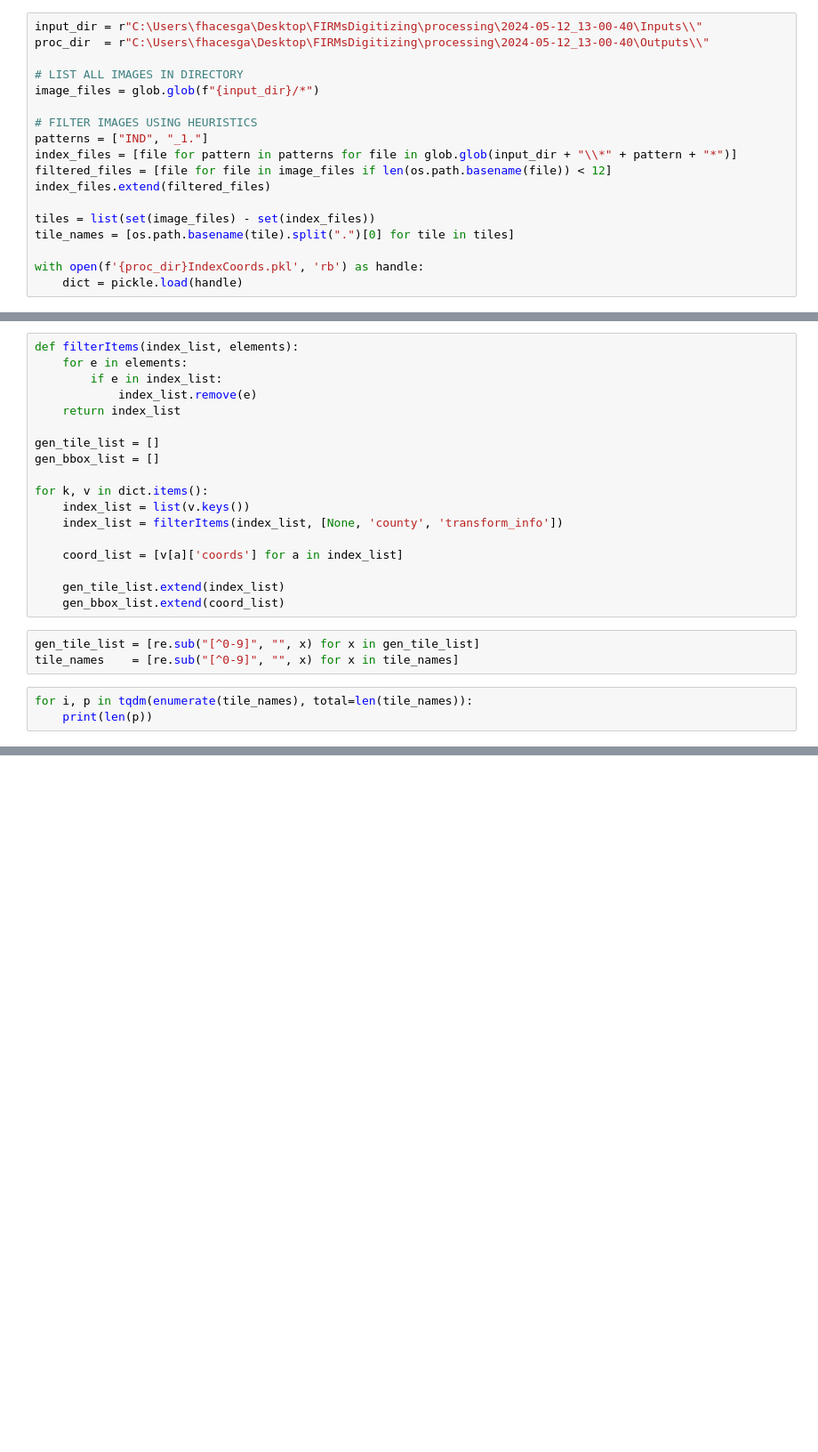
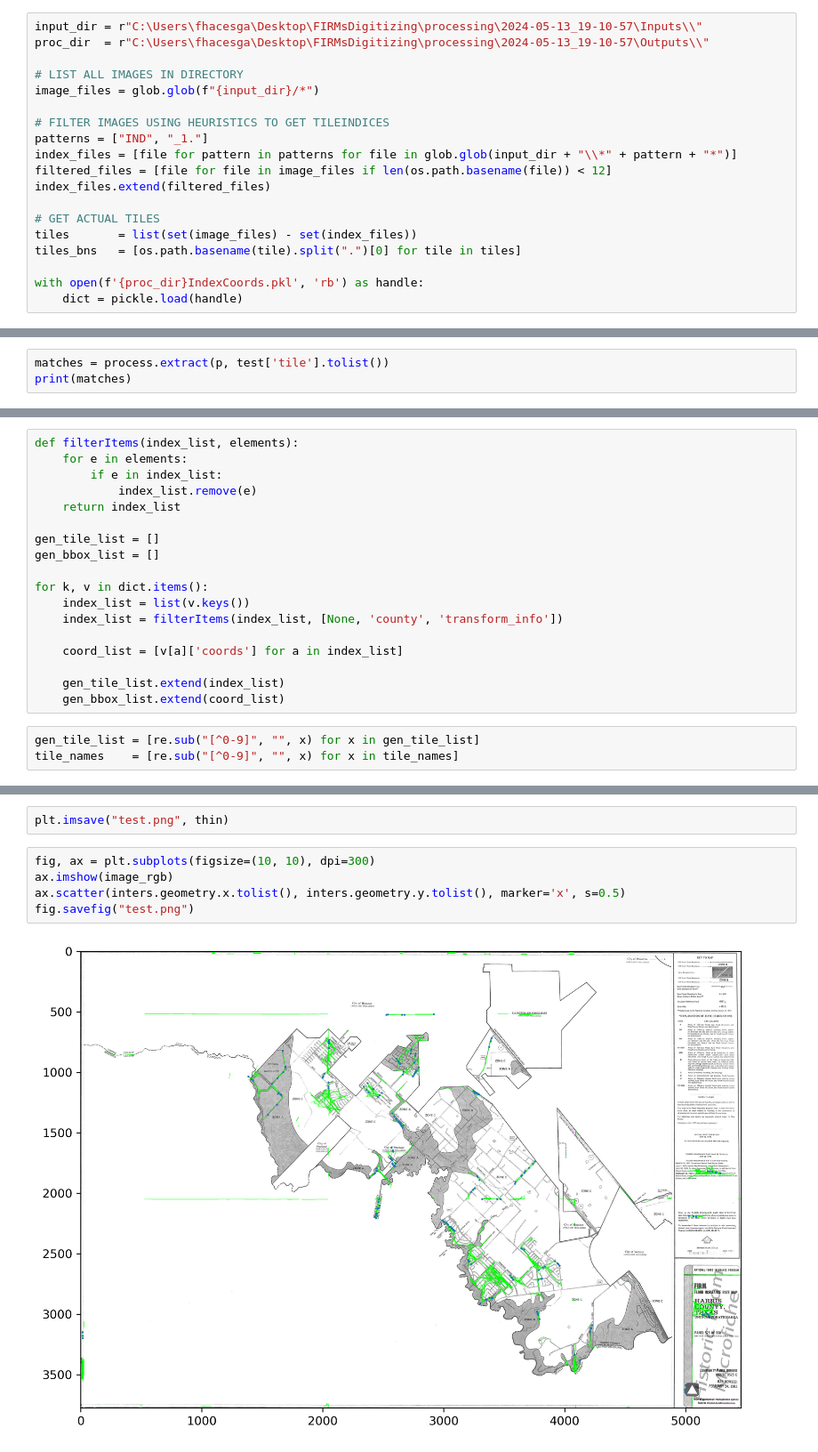
Before and after one commit to f-haces/RECTDNN, a Jupyter notebook: TileGeoreferencing.ipynb, the cells around one changed output, grey strips where cells are left out. Shown at 89% size. Drawn from its saved outputs; the diff is of its cells as text; blank space fills up the shorter version.

Commit message:
More work on tile georeferencing

```diff
--- a/TileGeoreferencing.ipynb
+++ b/TileGeoreferencing.ipynb
@@ -23,20 +25,21 @@ Image.MAX_IMAGE_PIXELS = 933120000
 warnings.filterwarnings("ignore")
 initialize = False
 # %%
-input_dir = r"C:\Users\fhacesga\Desktop\FIRMsDigitizing\processing\2024-05-12_13-00-40\Inputs\\"
-proc_dir  = r"C:\Users\fhacesga\Desktop\FIRMsDigitizing\processing\2024-05-12_13-00-40\Outputs\\"
+input_dir = r"C:\Users\fhacesga\Desktop\FIRMsDigitizing\processing\2024-05-13_19-10-57\Inputs\\"
+proc_dir  = r"C:\Users\fhacesga\Desktop\FIRMsDigitizing\processing\2024-05-13_19-10-57\Outputs\\"
 
 # LIST ALL IMAGES IN DIRECTORY
 image_files = glob.glob(f"{input_dir}/*")
 
-# FILTER IMAGES USING HEURISTICS
+# FILTER IMAGES USING HEURISTICS TO GET TILEINDICES
 patterns = ["IND", "_1."]
 index_files = [file for pattern in patterns for file in glob.glob(input_dir + "\\*" + pattern + "*")]
 filtered_files = [file for file in image_files if len(os.path.basename(file)) < 12]
 index_files.extend(filtered_files)
 
-tiles = list(set(image_files) - set(index_files))
-tile_names = [os.path.basename(tile).split(".")[0] for tile in tiles]
+# GET ACTUAL TILES
+tiles       = list(set(image_files) - set(index_files))
+tiles_bns   = [os.path.basename(tile).split(".")[0] for tile in tiles]
 
 with open(f'{proc_dir}IndexCoords.pkl', 'rb') as handle:
     dict = pickle.load(handle)
@@ -42,0 +174,3 @@ with open(f'{proc_dir}IndexCoords.pkl', 'rb') as handle:
+# %%
+matches = process.extract(p, test['tile'].tolist())
+print(matches)
@@ -61,6 +201,3 @@ for k, v in dict.items():
 # %%
 gen_tile_list = [re.sub("[^0-9]", "", x) for x in gen_tile_list]
 tile_names    = [re.sub("[^0-9]", "", x) for x in tile_names]
-# %%
-for i, p in tqdm(enumerate(tile_names), total=len(tile_names)):
-    print(len(p))
@@ -143,0 +370,9 @@ print(f"{i} / {len(stuff)}")
+# %%
+plt.imsave("test.png", thin)
+# %%
+fig, ax = plt.subplots(figsize=(10, 10), dpi=300)
+ax.imshow(image_rgb)
+ax.scatter(inters.geometry.x.tolist(), inters.geometry.y.tolist(), marker='x', s=0.5)
+fig.savefig("test.png")
+# %% [output]
+[figure, added]
```
Also changed, not shown: parts of 18 cells of this notebook, 3 other files.
